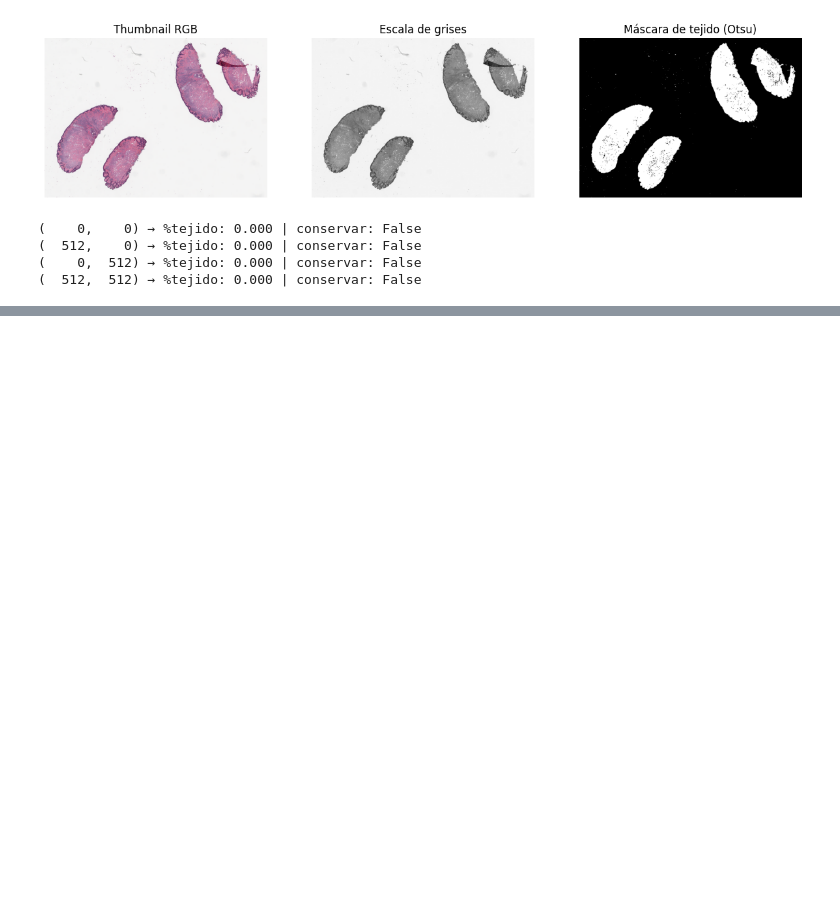
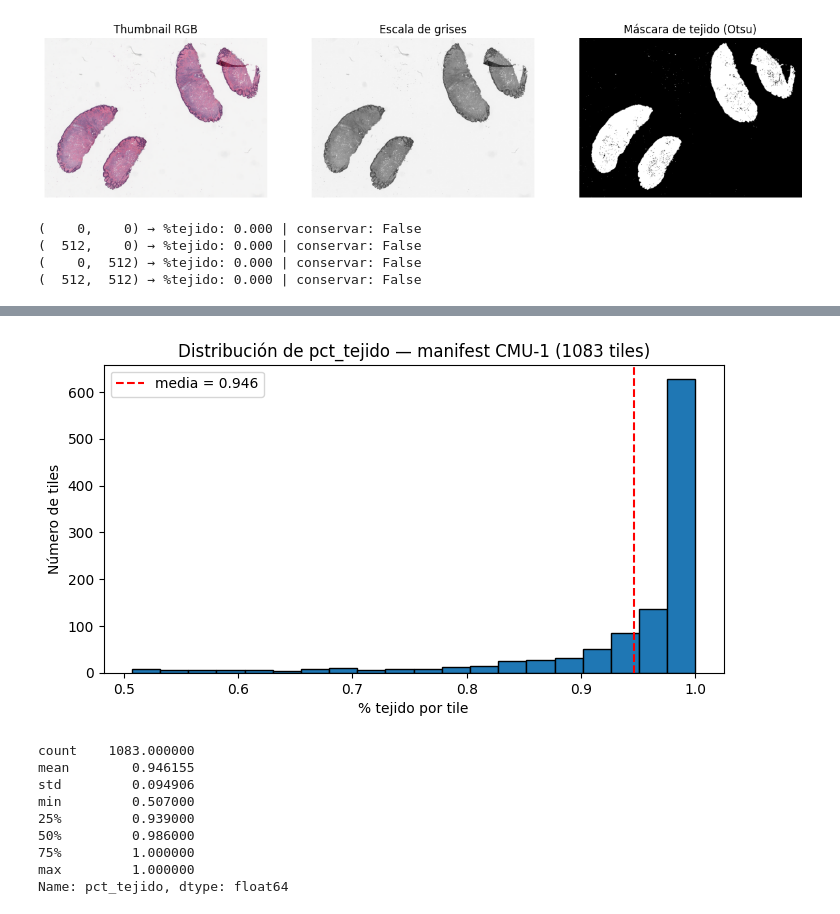
Before and after one commit to CarlosJB95/PathIA-MSI-colon, a Jupyter notebook: notebooks/Notebook_05_WSI_OpenSlide.ipynb, the cells around one changed output, grey strips where cells are left out. Cells and saved outputs as stored; diff of their text form; code cells hidden in the pictures; blank space fills up the shorter version.

Commit message:
Día 22 — Mes 2: tiling dirigido por tejido + manifest CSV (1083 tiles) + distribución pct_tejido

```diff
--- a/notebooks/Notebook_05_WSI_OpenSlide.ipynb
+++ b/notebooks/Notebook_05_WSI_OpenSlide.ipynb
@@ -129,0 +150,12 @@ SyntaxError: invalid decimal literal (2354467295.py, line 1)
+# %%
+def fraccion_tejido_en_tile(mascara, x0, y0, w0, h0, fx, fy):
+    """% de tejido en la zona de un tile del nivel 0, mirando SOLO la máscara (barato)."""
+    # Traducir las coords del nivel 0 -> coords de la máscara (dividir por el factor)
+    mx0 = int(x0 / fx)
+    my0 = int(y0 / fy)
+    mx1 = int((x0 + w0) / fx)
+    my1 = int((y0 + h0) / fy)
+    parche = mascara[my0:my1, mx0:mx1]     # ⚠️ NumPy indexa [fila, columna] = [y, x]
+    if parche.size == 0:
+        return 0.0
+    return float(parche.mean())            # proporción de True = fracción de tejido
@@ -129,0 +189,10 @@ SyntaxError: invalid decimal literal (2354467295.py, line 1)
+# %%
+import pandas as pd
+
+df = pd.DataFrame(tiles_conservados)
+print("Forma del manifest:", df.shape)      # (filas, columnas)
+print(df.head())
+
+# Guarda el manifest a CSV (el entregable reproducible del proyecto 02_wsi_reader)
+df.to_csv("manifest_CMU-1.csv", index=False)
+print("\n✅ Manifest guardado: manifest_CMU-1.csv")
@@ -129,0 +216,25 @@ SyntaxError: invalid decimal literal (2354467295.py, line 1)
+# %%
+import matplotlib.pyplot as plt
+
+plt.figure(figsize=(8, 4))
+plt.hist(df["pct_tejido"], bins=20, edgecolor="black")
+plt.xlabel("% tejido por tile")
+plt.ylabel("Número de tiles")
+plt.title("Distribución de pct_tejido — manifest CMU-1 (1083 tiles)")
+plt.axvline(df["pct_tejido"].mean(), color="red", linestyle="--",
+            label=f'media = {df["pct_tejido"].mean():.3f}')
+plt.legend()
+plt.show()
+
+print(df["pct_tejido"].describe())
+# %% [output]
+[figure, added]
+count    1083.000000
+mean        0.946155
+std         0.094906
+min         0.507000
+25%         0.939000
+50%         0.986000
+75%         1.000000
+max         1.000000
+Name: pct_tejido, dtype: float64
```
Also changed, not shown: parts of 6 cells of this notebook.
